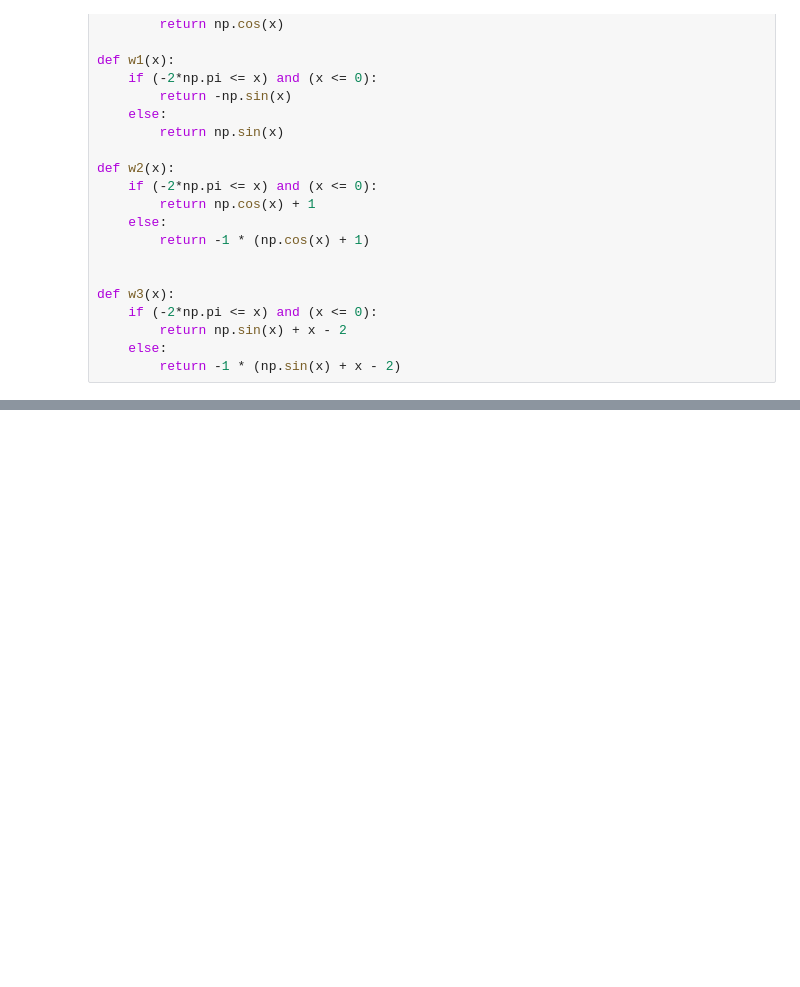
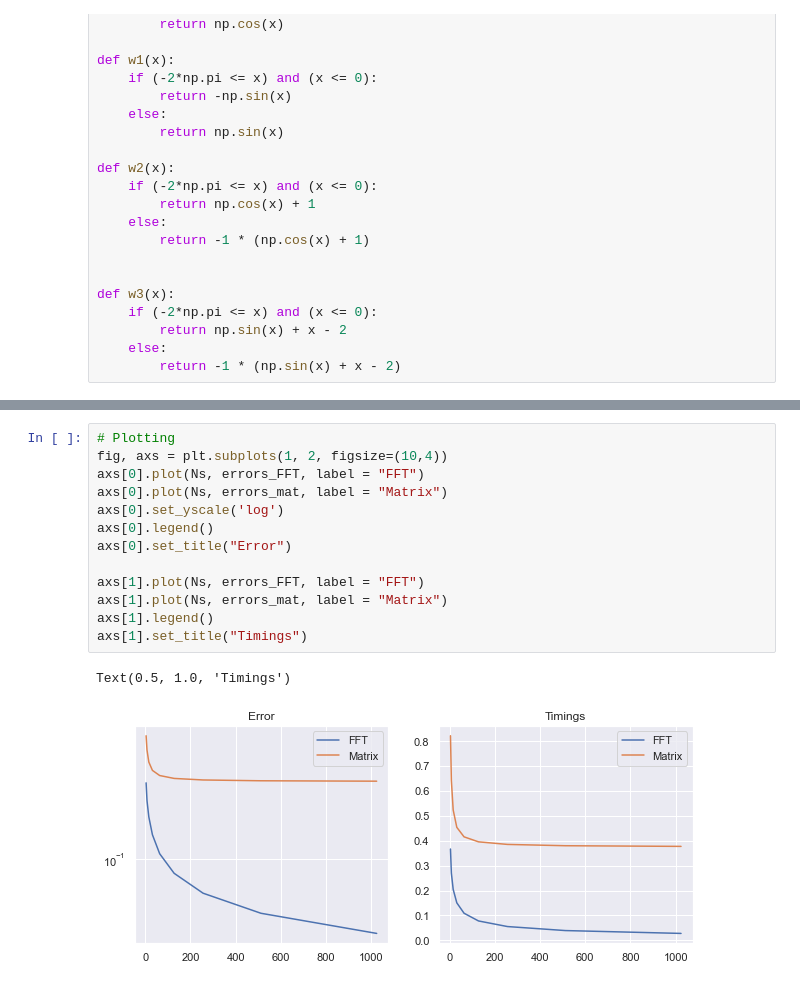
Before and after one commit to JeppeKlitgaard/02689-Advanced-Numerical-Methods, a Jupyter notebook: 1_fourier.ipynb, the cells around one changed output, grey strips where cells are left out. Cells and saved outputs as stored; diff of their text form; blank space fills up the shorter version.

```diff
--- a/1_fourier.ipynb
+++ b/1_fourier.ipynb
@@ -212,0 +250,16 @@ def w3(x):
+# %%
+# Plotting
+fig, axs = plt.subplots(1, 2, figsize=(10,4))
+axs[0].plot(Ns, errors_FFT, label = "FFT")
+axs[0].plot(Ns, errors_mat, label = "Matrix")
+axs[0].set_yscale('log')
+axs[0].legend()
+axs[0].set_title("Error")
+
+axs[1].plot(Ns, errors_FFT, label = "FFT")
+axs[1].plot(Ns, errors_mat, label = "Matrix")
+axs[1].legend()
+axs[1].set_title("Timings")
+# %% [output]
+Text(0.5, 1.0, 'Timings')
+[figure, added]
```
Also changed, not shown: parts of 4 cells of this notebook.
